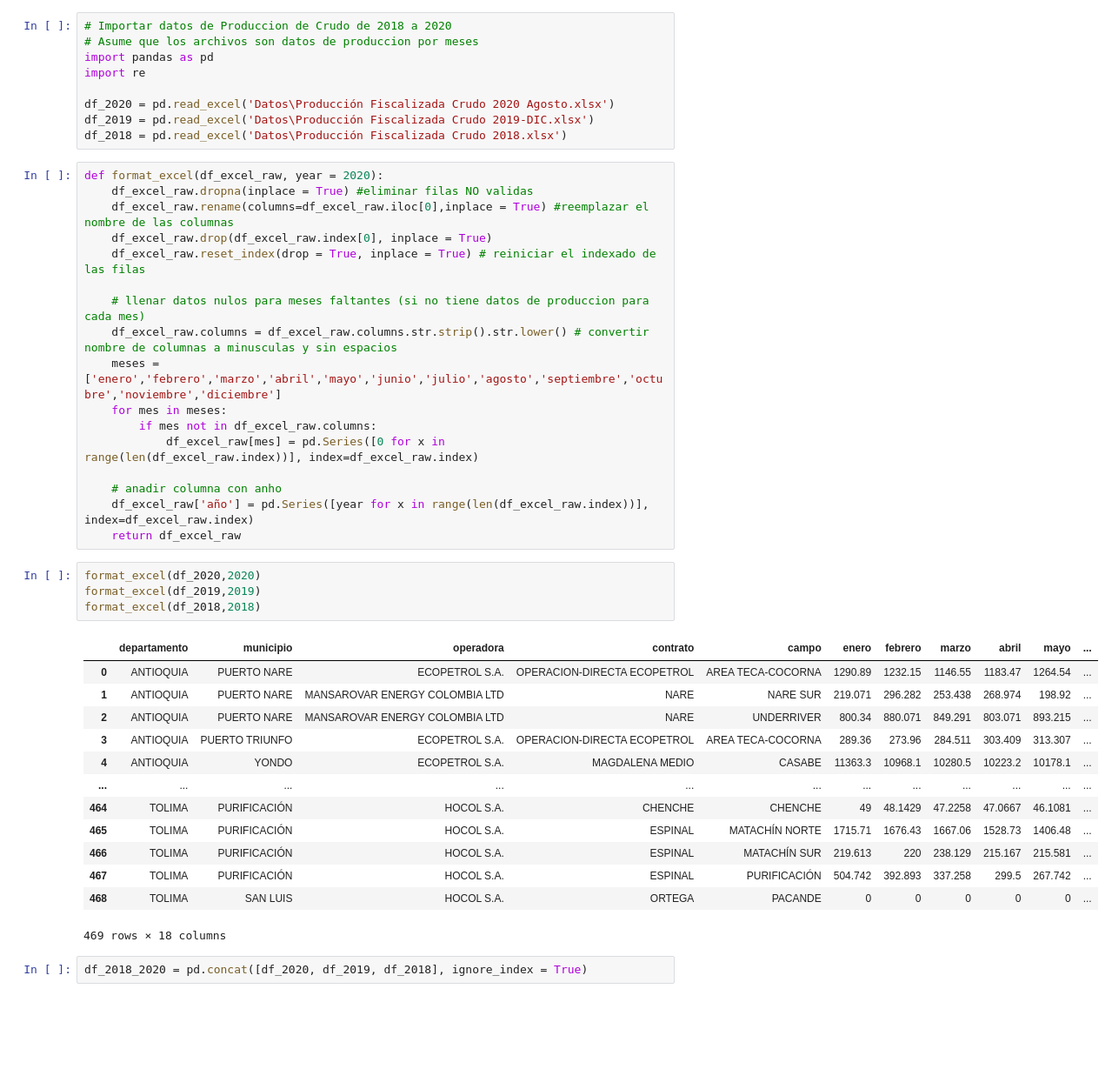
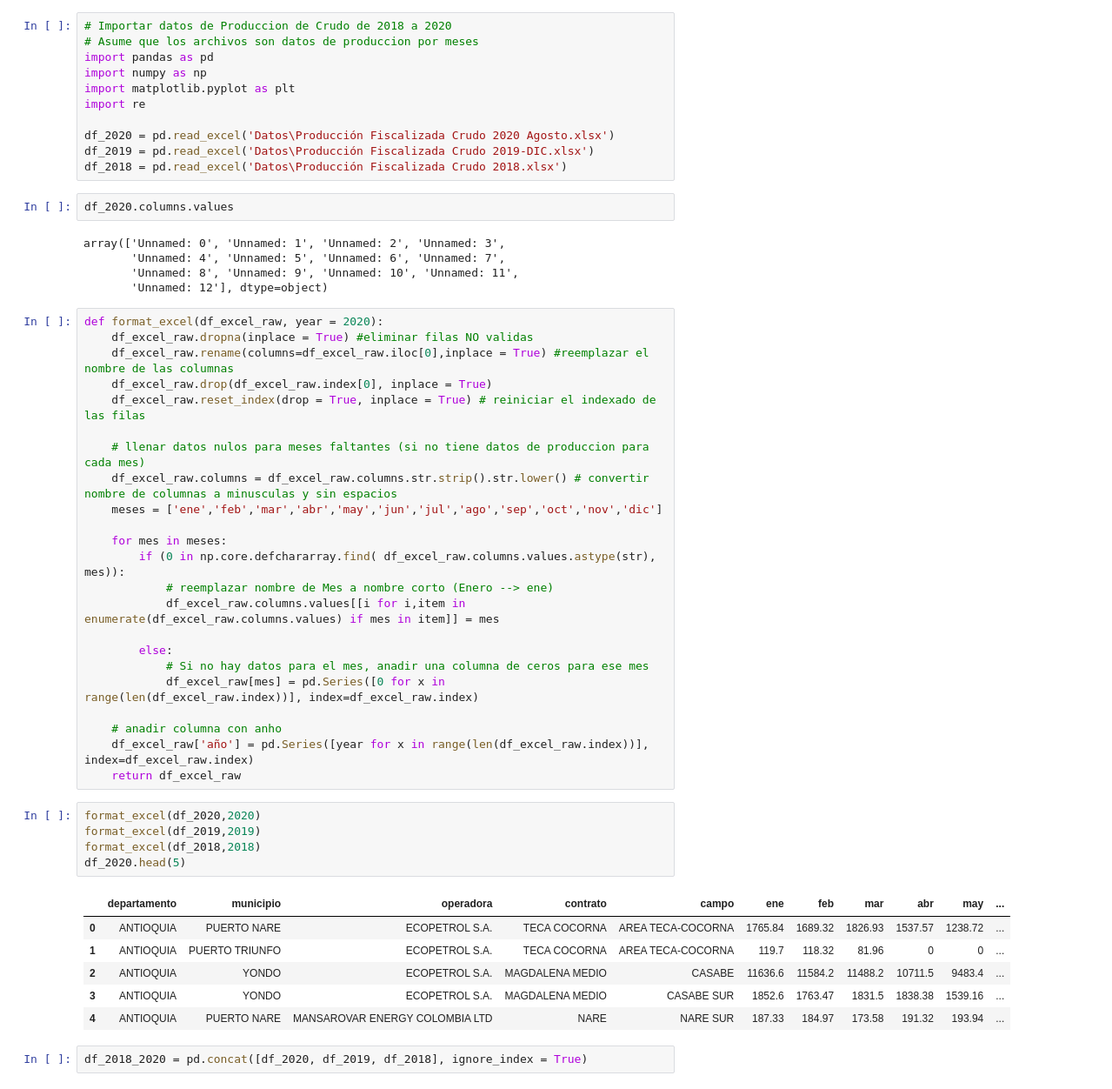
Before and after one commit to yoi23/HackathonOG2020, a Jupyter notebook: importar_datos.ipynb, the cells around one changed output. Shown at 87% size. Saved outputs shown, nothing was run; the diff lists cells and outputs as text; blank space fills up the shorter version.

```diff
--- a/importar_datos.ipynb
+++ b/importar_datos.ipynb
@@ -2,11 +4,20 @@
 # Importar datos de Produccion de Crudo de 2018 a 2020
 # Asume que los archivos son datos de produccion por meses
 import pandas as pd
+import numpy as np
+import matplotlib.pyplot as plt
 import re
 
 df_2020 = pd.read_excel('Datos\Producción Fiscalizada Crudo 2020 Agosto.xlsx')
 df_2019 = pd.read_excel('Datos\Producción Fiscalizada Crudo 2019-DIC.xlsx')
 df_2018 = pd.read_excel('Datos\Producción Fiscalizada Crudo 2018.xlsx')
+# %%
+df_2020.columns.values
+# %% [output]
+array(['Unnamed: 0', 'Unnamed: 1', 'Unnamed: 2', 'Unnamed: 3',
+       'Unnamed: 4', 'Unnamed: 5', 'Unnamed: 6', 'Unnamed: 7',
+       'Unnamed: 8', 'Unnamed: 9', 'Unnamed: 10', 'Unnamed: 11',
+       'Unnamed: 12'], dtype=object)
 # %%
 def format_excel(df_excel_raw, year = 2020):
     df_excel_raw.dropna(inplace = True) #eliminar filas NO validas
@@ -16,9 +27,15 @@ def format_excel(df_excel_raw, year = 2020):
 
     # llenar datos nulos para meses faltantes (si no tiene datos de produccion para cada mes)
     df_excel_raw.columns = df_excel_raw.columns.str.strip().str.lower() # convertir nombre de columnas a minusculas y sin espacios
-    meses = ['enero','febrero','marzo','abril','mayo','junio','julio','agosto','septiembre','octubre','noviembre','diciembre']
+    meses = ['ene','feb','mar','abr','may','jun','jul','ago','sep','oct','nov','dic']
+
     for mes in meses:
-        if mes not in df_excel_raw.columns:
+        if (0 in np.core.defchararray.find( df_excel_raw.columns.values.astype(str), mes)):
+            # reemplazar nombre de Mes a nombre corto (Enero --> ene)
+            df_excel_raw.columns.values[[i for i,item in enumerate(df_excel_raw.columns.values) if mes in item]] = mes
+
+        else:
+            # Si no hay datos para el mes, anadir una columna de ceros para ese mes
             df_excel_raw[mes] = pd.Series([0 for x in range(len(df_excel_raw.index))], index=df_excel_raw.index)
 
     # anadir columna con anho
@@ -27,21 +44,15 @@ def format_excel(df_excel_raw, year = 2020):
 # %%
 format_excel(df_2020,2020)
 format_excel(df_2019,2019)
 format_excel(df_2018,2018)
+df_2020.head(5)
 # %% [output]
-|  | departamento | municipio | operadora | contrato | campo | enero | febrero | marzo | abril | mayo | ... |
-| 0 | ANTIOQUIA | PUERTO NARE | ECOPETROL S.A. | OPERACION-DIRECTA ECOPETROL | AREA TECA-COCORNA | 1290.89 | 1232.15 | 1146.55 | 1183.47 | 1264.54 | ... |
-| 1 | ANTIOQUIA | PUERTO NARE | MANSAROVAR ENERGY COLOMBIA LTD | NARE | NARE SUR | 219.071 | 296.282 | 253.438 | 268.974 | 198.92 | ... |
-| 2 | ANTIOQUIA | PUERTO NARE | MANSAROVAR ENERGY COLOMBIA LTD | NARE | UNDERRIVER | 800.34 | 880.071 | 849.291 | 803.071 | 893.215 | ... |
-| 3 | ANTIOQUIA | PUERTO TRIUNFO | ECOPETROL S.A. | OPERACION-DIRECTA ECOPETROL | AREA TECA-COCORNA | 289.36 | 273.96 | 284.511 | 303.409 | 313.307 | ... |
-| 4 | ANTIOQUIA | YONDO | ECOPETROL S.A. | MAGDALENA MEDIO | CASABE | 11363.3 | 10968.1 | 10280.5 | 10223.2 | 10178.1 | ... |
-| ... | ... | ... | ... | ... | ... | ... | ... | ... | ... | ... | ... |
-| 464 | TOLIMA | PURIFICACIÓN | HOCOL S.A. | CHENCHE | CHENCHE | 49 | 48.1429 | 47.2258 | 47.0667 | 46.1081 | ... |
-| 465 | TOLIMA | PURIFICACIÓN | HOCOL S.A. | ESPINAL | MATACHÍN NORTE | 1715.71 | 1676.43 | 1667.06 | 1528.73 | 1406.48 | ... |
-| 466 | TOLIMA | PURIFICACIÓN | HOCOL S.A. | ESPINAL | MATACHÍN SUR | 219.613 | 220 | 238.129 | 215.167 | 215.581 | ... |
-| 467 | TOLIMA | PURIFICACIÓN | HOCOL S.A. | ESPINAL | PURIFICACIÓN | 504.742 | 392.893 | 337.258 | 299.5 | 267.742 | ... |
-| 468 | TOLIMA | SAN LUIS | HOCOL S.A. | ORTEGA | PACANDE | 0 | 0 | 0 | 0 | 0 | ... |
+|  | departamento | municipio | operadora | contrato | campo | ene | feb | mar | abr | may | ... |
+| 0 | ANTIOQUIA | PUERTO NARE | ECOPETROL S.A. | TECA COCORNA | AREA TECA-COCORNA | 1765.84 | 1689.32 | 1826.93 | 1537.57 | 1238.72 | ... |
+| 1 | ANTIOQUIA | PUERTO TRIUNFO | ECOPETROL S.A. | TECA COCORNA | AREA TECA-COCORNA | 119.7 | 118.32 | 81.96 | 0 | 0 | ... |
+| 2 | ANTIOQUIA | YONDO | ECOPETROL S.A. | MAGDALENA MEDIO | CASABE | 11636.6 | 11584.2 | 11488.2 | 10711.5 | 9483.4 | ... |
+| 3 | ANTIOQUIA | YONDO | ECOPETROL S.A. | MAGDALENA MEDIO | CASABE SUR | 1852.6 | 1763.47 | 1831.5 | 1838.38 | 1539.16 | ... |
+| 4 | ANTIOQUIA | PUERTO NARE | MANSAROVAR ENERGY COLOMBIA LTD | NARE | NARE SUR | 187.33 | 184.97 | 173.58 | 191.32 | 193.94 | ... |
-469 rows × 18 columns
 # %%
 df_2018_2020 = pd.concat([df_2020, df_2019, df_2018], ignore_index = True)
 # %%
```
Also changed, not shown: parts of 25 cells of this notebook.
